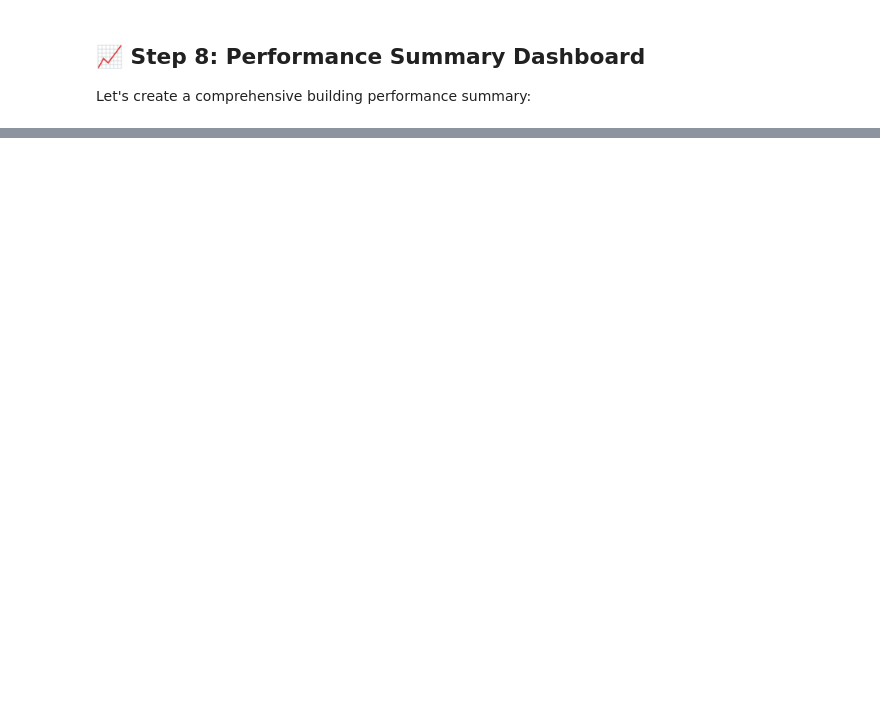
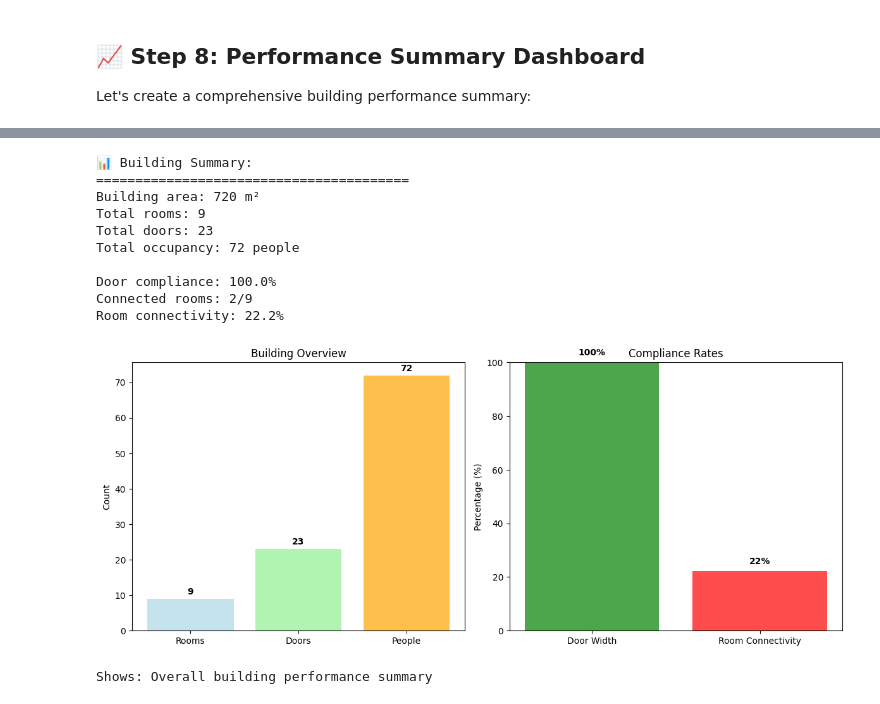
Before and after one commit to RaulAdSe/aec-agent, a Jupyter notebook: notebooks/02_calculations_simple.ipynb, the cells around one changed output, grey strips where cells are left out. Cells and saved outputs as stored; diff of their text form; code cells hidden in the pictures; blank space fills up the shorter version.

```diff
--- a/notebooks/02_calculations_simple.ipynb
+++ b/notebooks/02_calculations_simple.ipynb
@@ -933,0 +662,72 @@ These same computational tools work behind the scenes to:
+# %%
+# Simple building summary
+print("📊 Building Summary:")
+print("=" * 40)
+
+# Collect basic metrics
+total_area = sum(room['area'] for room in loader.all_rooms)
+total_occupancy = sum(max(1, int(room['area'] * 0.1)) for room in loader.all_rooms)
+
+# Door compliance
+door_widths = [door['width_mm'] for door in loader.all_doors]
+min_width = 800
+compliant_doors = sum(1 for w in door_widths if w >= min_width)
+door_compliance = compliant_doors / len(door_widths) if door_widths else 0
+
+# Room connectivity
+graph = create_circulation_graph(project)
+G = graph.graph
+connected_rooms = sum(1 for room in loader.all_rooms
+                     if f"room_{room['id']}" in G and G.degree(f"room_{room['id']}") > 0)
+
+print(f"Building area: {total_area:.0f} m²")
+print(f"Total rooms: {len(loader.all_rooms)}")
+print(f"Total doors: {len(loader.all_doors)}")
+print(f"Total occupancy: {total_occupancy} people")
+print()
+print(f"Door compliance: {door_compliance:.1%}")
+print(f"Connected rooms: {connected_rooms}/{len(loader.all_rooms)}")
+print(f"Room connectivity: {connected_rooms/len(loader.all_rooms):.1%}")
+
+# Simple visualization
+import matplotlib.pyplot as plt
+
+fig, (ax1, ax2) = plt.subplots(1, 2, figsize=(12, 5))
+
+# Left: Basic building metrics
+categories = ['Rooms', 'Doors', 'People']
+values = [len(loader.all_rooms), len(loader.all_doors), total_occupancy]
+ax1.bar(categories, values, color=['lightblue', 'lightgreen', 'orange'], alpha=0.7)
+ax1.set_title('Building Overview')
+ax1.set_ylabel('Count')
+for i, v in enumerate(values):
+    ax1.text(i, v + max(values)*0.01, str(v), ha='center', va='bottom', fontweight='bold')
+
+# Right: Compliance rates
+compliance_categories = ['Door Width', 'Room Connectivity']
+compliance_values = [door_compliance * 100, (connected_rooms/len(loader.all_rooms)) * 100]
+colors = ['green' if v >= 80 else 'orange' if v >= 60 else 'red' for v in compliance_values]
+ax2.bar(compliance_categories, compliance_values, color=colors, alpha=0.7)
+ax2.set_title('Compliance Rates')
+ax2.set_ylabel('Percentage (%)')
+ax2.set_ylim(0, 100)
+for i, v in enumerate(compliance_values):
+    ax2.text(i, v + 2, f'{v:.0f}%', ha='center', va='bottom', fontweight='bold')
+
+plt.tight_layout()
+plt.show()
+
+print("\nShows: Overall building performance summary")
+# %% [output]
+📊 Building Summary:
+========================================
+Building area: 720 m²
+Total rooms: 9
+Total doors: 23
+Total occupancy: 72 people
+
+Door compliance: 100.0%
+Connected rooms: 2/9
+Room connectivity: 22.2%
+[figure, added]
+Shows: Overall building performance summary
```
Also changed, not shown: parts of 15 cells of this notebook.
